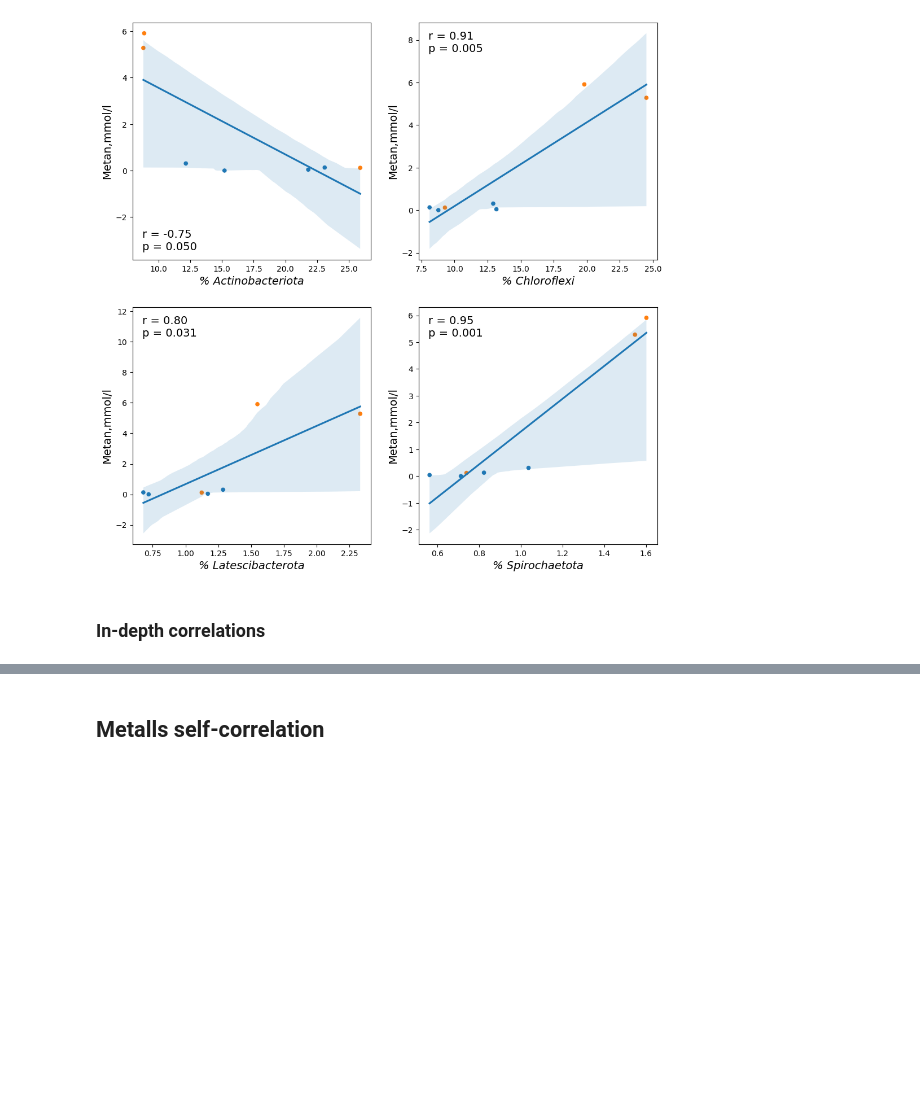
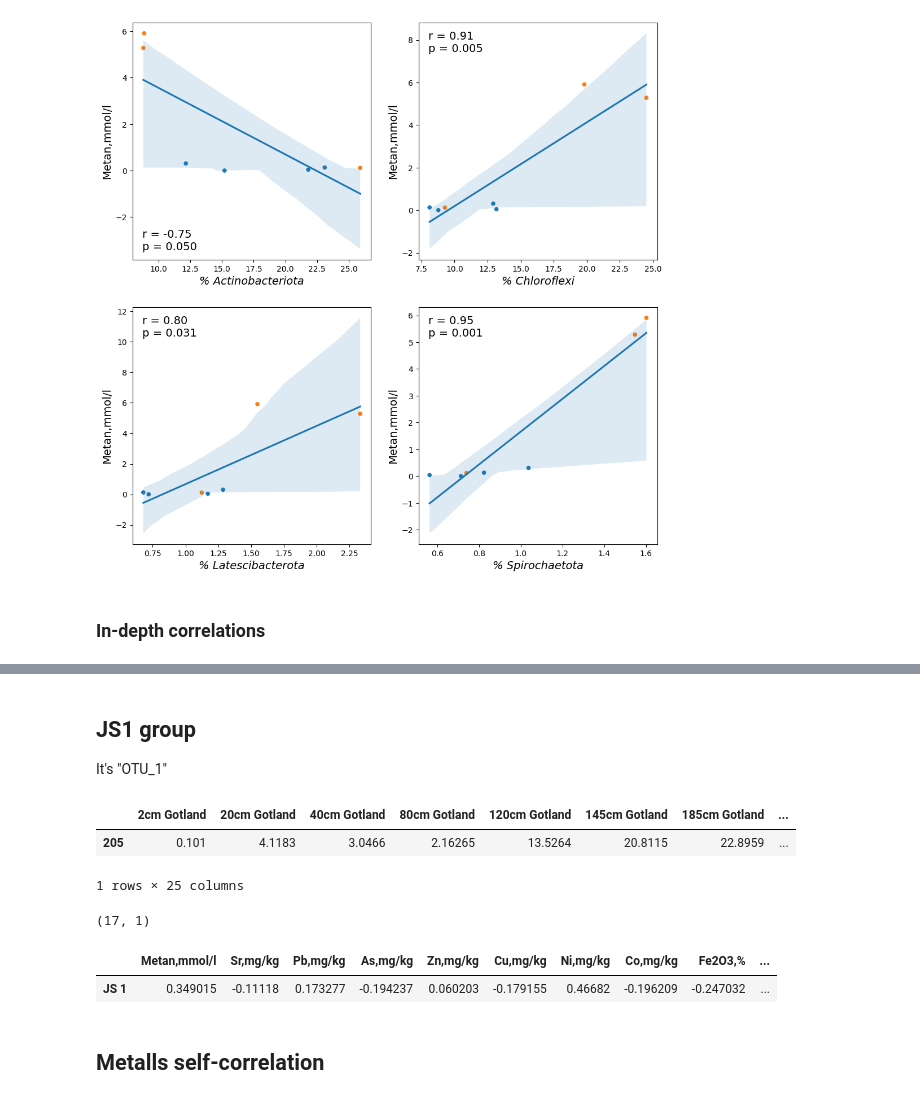
Before and after one commit to kpotoh/valerik, a Jupyter notebook: notebooks/diversity.ipynb, the cells around one changed output, grey strips where cells are left out. Drawn from its saved outputs; the diff is of its cells as text; code cells hidden in the pictures; blank space fills up the shorter version.

```diff
--- a/notebooks/diversity.ipynb
+++ b/notebooks/diversity.ipynb
@@ -550,3 +602,29 @@ plt.savefig("../figures/chem_corr.png")
+# %% [markdown]
+## JS1 group
+It's "OTU_1"
+# %%
+comp_full[comp_full["class"] == "JS1"]
+# %% [output]
+|  | 2cm Gotland | 20cm Gotland | 40cm Gotland | 80cm Gotland | 120cm Gotland | 145cm Gotland | 185cm Gotland | ... |
+| 205 | 0.101 | 4.1183 | 3.0466 | 2.16265 | 13.5264 | 20.8115 | 22.8959 | ... |
+1 rows × 25 columns
+# %%
+_comp_otu_sample = comp_otu.set_index("Samples")
+_comp_otu_sample = _comp_otu_sample[["OTU_1"]]
+_comp_otu_sample.shape
+# %% [output]
+(17, 1)
+# %%
+_cor_df_js1 = pd.DataFrame(index=_comp_otu_sample.columns)
+
+_cor_df_js1["Metan,mmol/l"] = _comp_otu_sample.corrwith(metan["Metan,mmol/l"])
+for c in metalls.columns[1:]:
+    _cor_df_js1[c] = _comp_otu_sample.corrwith(metalls[c])
+_cor_df_js1 = _cor_df_js1.dropna()
+_cor_df_js1.rename(index={"OTU_1": "JS 1"})
+# %% [output]
+|  | Metan,mmol/l | Sr,mg/kg | Pb,mg/kg | As,mg/kg | Zn,mg/kg | Cu,mg/kg | Ni,mg/kg | Co,mg/kg | Fe2O3,% | ... |
+| JS 1 | 0.349015 | -0.11118 | 0.173277 | -0.194237 | 0.060203 | -0.179155 | 0.46682 | -0.196209 | -0.247032 | ... |
 # %% [markdown]
 ## Metalls self-correlation
 # %%
```
Also changed, not shown: parts of 9 cells of this notebook, 14 other files.
